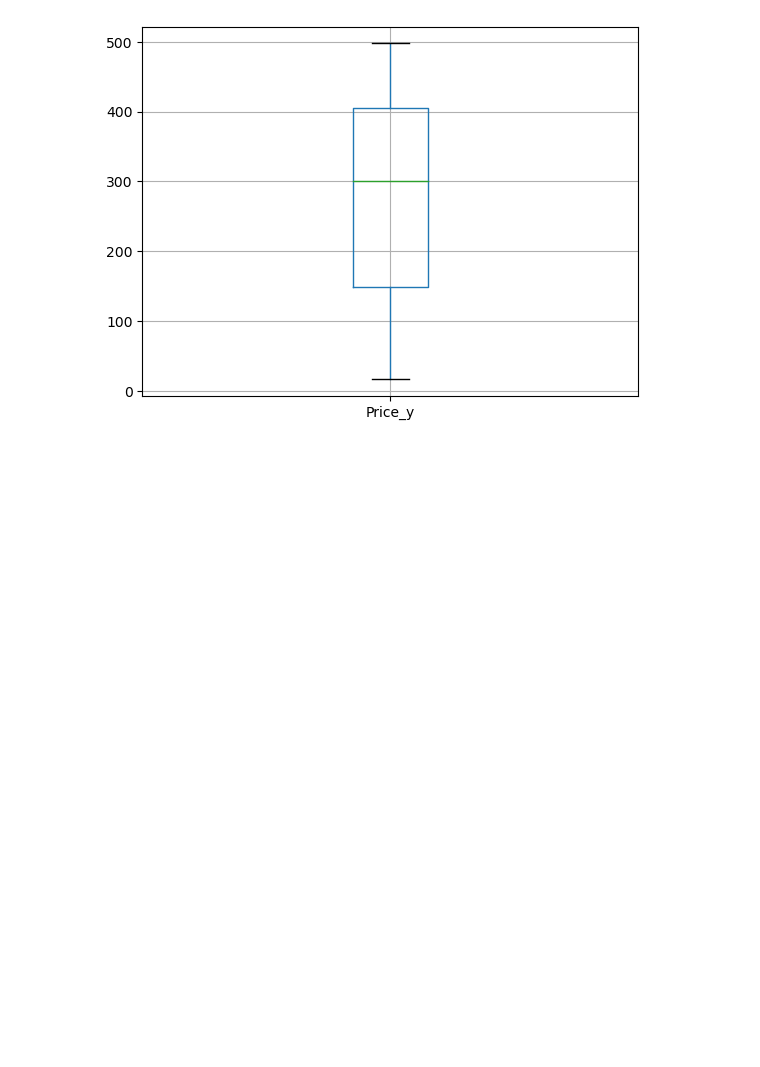
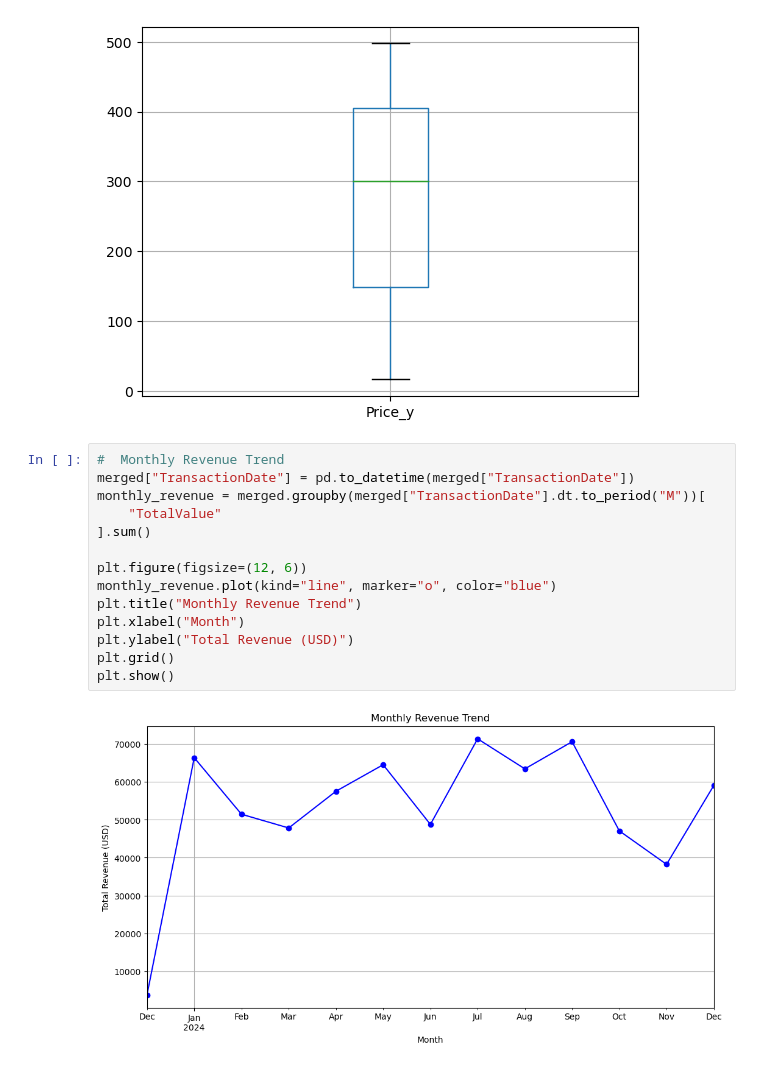
Before and after one commit to alaina12/Zeotap-assignement, a Jupyter notebook: Alaina_Hafiza_EDA.ipynb, the cells around one changed output. Cells and saved outputs as stored; diff of their text form; blank space fills up the shorter version.

```diff
--- a/Alaina_Hafiza_EDA.ipynb
+++ b/Alaina_Hafiza_EDA.ipynb
@@ -230,3 +230,19 @@ merged[['Price_y']].boxplot()
 # %% [output]
 <Axes: >
 [figure]
+# %%
+#  Monthly Revenue Trend
+merged["TransactionDate"] = pd.to_datetime(merged["TransactionDate"])
+monthly_revenue = merged.groupby(merged["TransactionDate"].dt.to_period("M"))[
+    "TotalValue"
+].sum()
+
+plt.figure(figsize=(12, 6))
+monthly_revenue.plot(kind="line", marker="o", color="blue")
+plt.title("Monthly Revenue Trend")
+plt.xlabel("Month")
+plt.ylabel("Total Revenue (USD)")
+plt.grid()
+plt.show()
+# %% [output]
+[figure, added]
```
Also changed, not shown: parts of 2 cells of this notebook.
